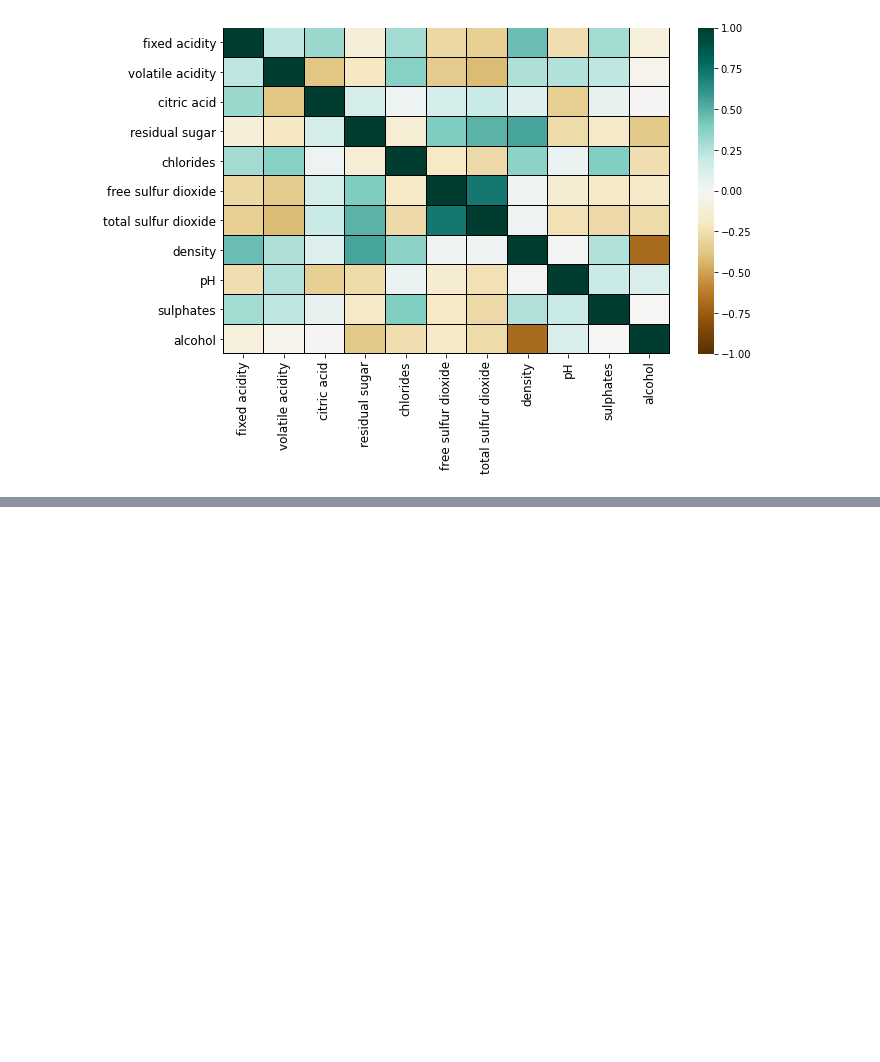
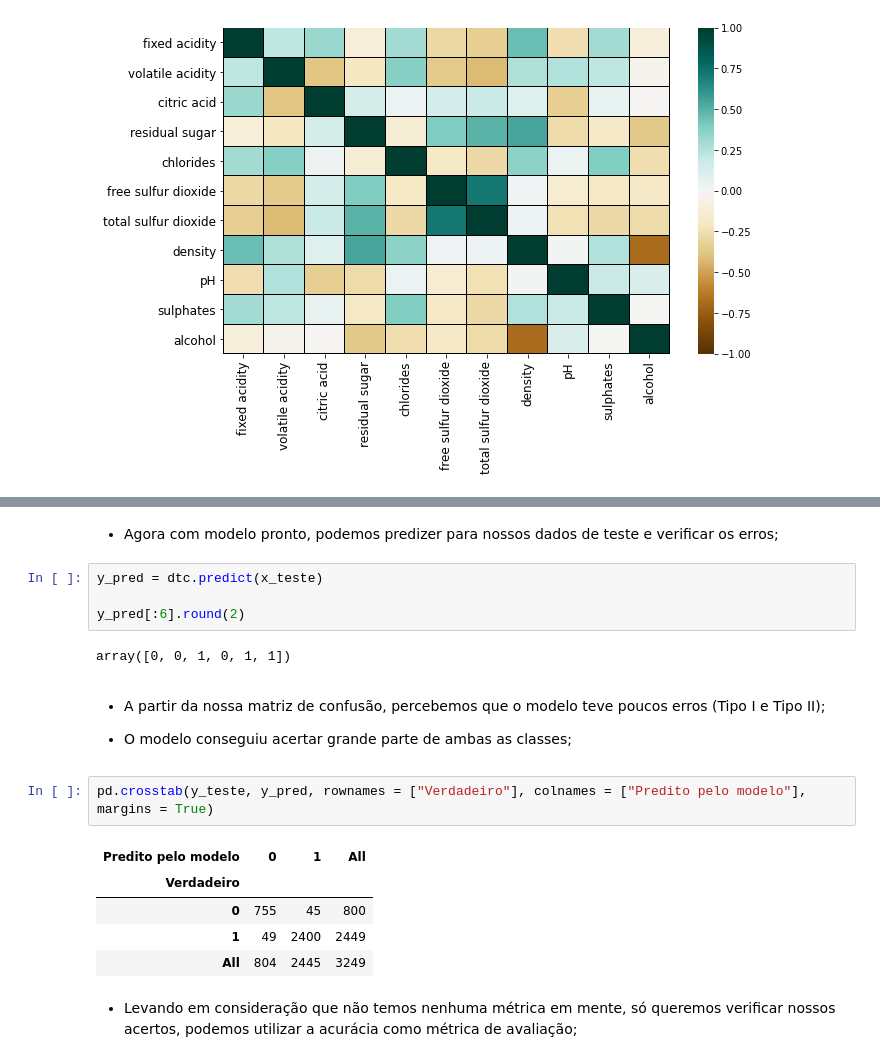
Before and after one commit to barbosarafael/Anotacoes, a Jupyter notebook: ML_Modelos/Arvore_de_decisao/arvore_de_decisao.ipynb, the cells around one changed output, grey strips where cells are left out. Cells and saved outputs as stored; diff of their text form; blank space fills up the shorter version.

```diff
--- a/ML_Modelos/Arvore_de_decisao/arvore_de_decisao.ipynb
+++ b/ML_Modelos/Arvore_de_decisao/arvore_de_decisao.ipynb
@@ -623,0 +699,22 @@ plt.show()
+# %% [markdown]
+- Agora com modelo pronto, podemos predizer para nossos dados de teste e verificar os erros;
+# %%
+y_pred = dtc.predict(x_teste)
+
+y_pred[:6].round(2)
+# %% [output]
+array([0, 0, 1, 0, 1, 1])
+# %% [markdown]
+- A partir da nossa matriz de confusão, percebemos que o modelo teve poucos erros (Tipo I e Tipo II);
+
+- O modelo conseguiu acertar grande parte de ambas as classes;
+# %%
+pd.crosstab(y_teste, y_pred, rownames = ["Verdadeiro"], colnames = ["Predito pelo modelo"], margins = True)
+# %% [output]
+| Predito pelo modelo | 0 | 1 | All |
+| Verdadeiro |  |  |  |
+| 0 | 755 | 45 | 800 |
+| 1 | 49 | 2400 | 2449 |
+| All | 804 | 2445 | 3249 |
+# %% [markdown]
+- Levando em consideração que não temos nenhuma métrica em mente, só queremos verificar nossos acertos, podemos utilizar a acurácia como métrica de avaliação;
```
Also changed, not shown: parts of 37 cells of this notebook.
